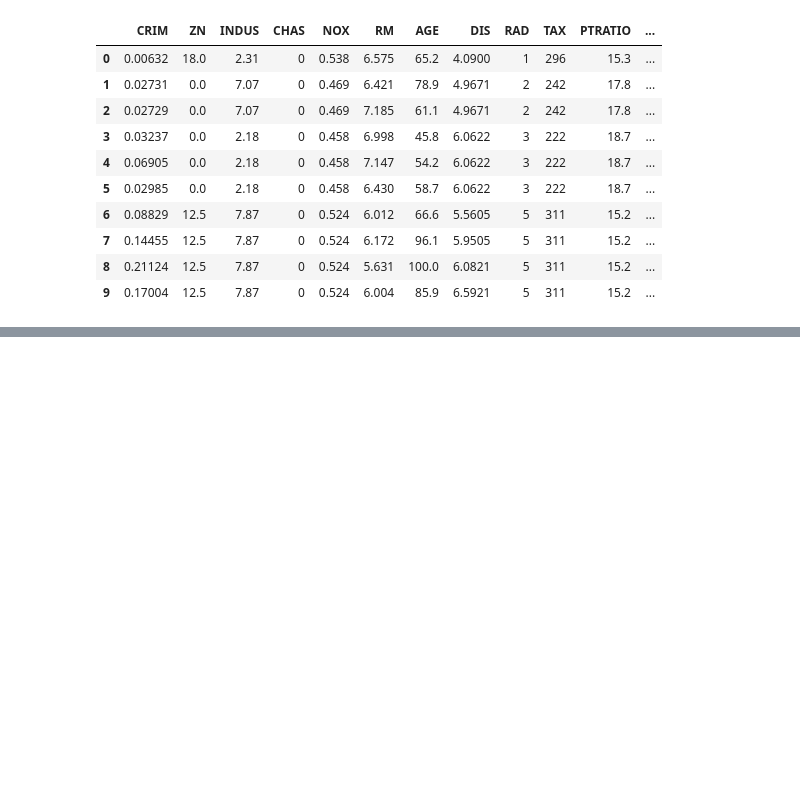
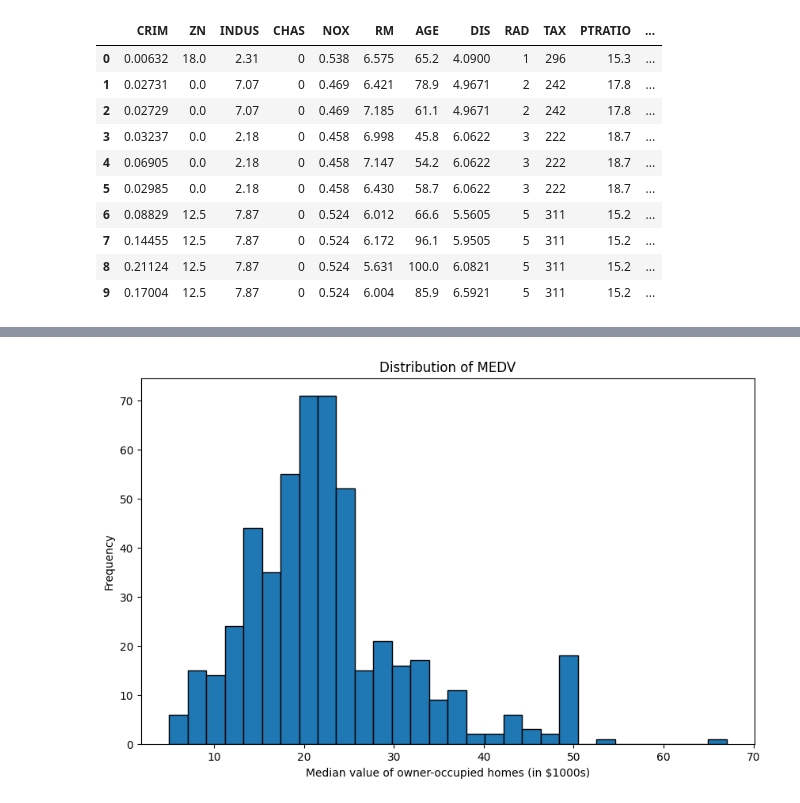
Before and after one commit to happycode-ch/Boston_Housing_Data, a Jupyter notebook: real_estate_kaggle_data_analysis.ipynb, the cells around one changed output, grey strips where cells are left out. Drawn from its saved outputs; the diff is of its cells as text; code cells hidden in the pictures; blank space fills up the shorter version.

Commit message:
Added Distribution (MEDV) and Correlation Matrix + Summaries for each

```diff
--- a/real_estate_kaggle_data_analysis.ipynb
+++ b/real_estate_kaggle_data_analysis.ipynb
@@ -69,0 +129,12 @@ real_estate.describe()
+# %%
+# Visualize: Distribution of the Target Variable (MEDV)
+import matplotlib.pyplot as plt
+
+plt.figure(figsize=(10, 6))
+plt.hist(real_estate['MEDV'], bins=30, edgecolor='k')
+plt.xlabel('Median value of owner-occupied homes (in $1000s)')
+plt.ylabel('Frequency')
+plt.title('Distribution of MEDV')
+plt.show()
+# %% [output]
+[figure, added]
```
Also changed, not shown: parts of 6 cells of this notebook.
